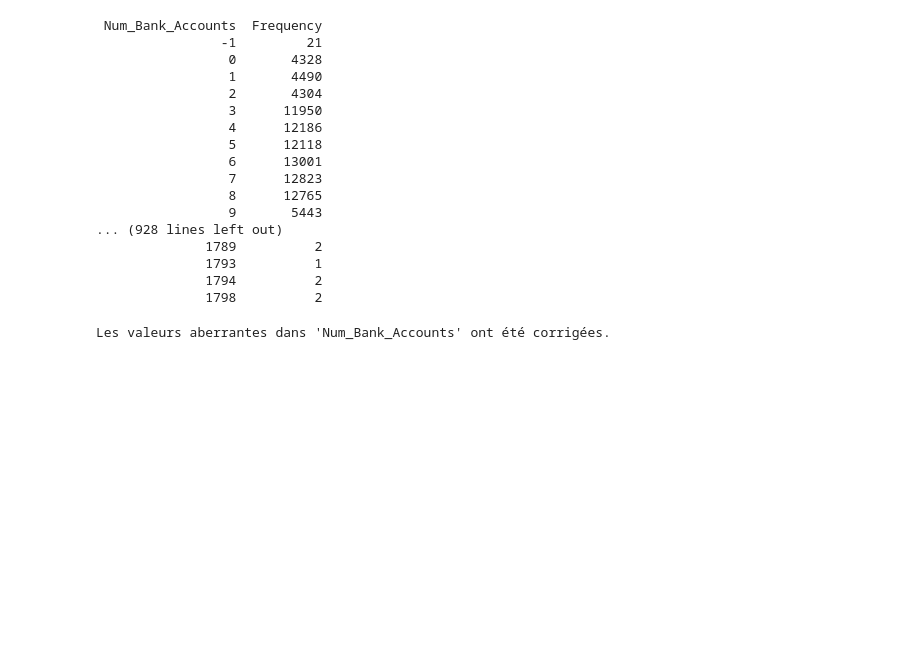
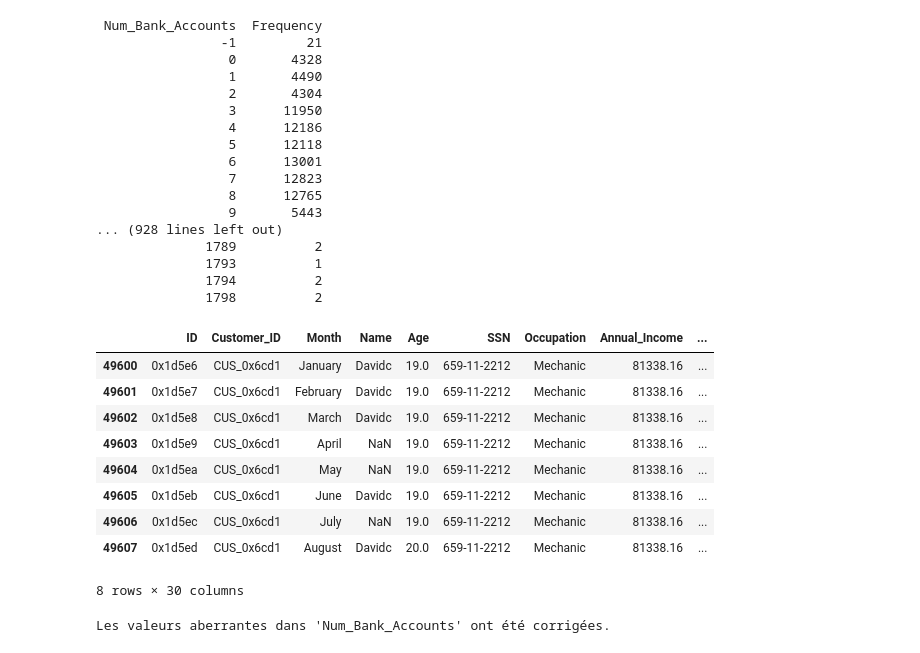
Before and after one commit to mohammedaabouche/ML, a Jupyter notebook: project2.ipynb, the cells around one changed output. Drawn from its saved outputs; the diff is of its cells as text; code cells hidden in the pictures; blank space fills up the shorter version.

```diff
--- a/project2.ipynb
+++ b/project2.ipynb
@@ -433,6 +413,20 @@ print(value_counts_df.to_string(index=False))
               1793          1
               1794          2
               1798          2
+# %%
+dataset[(dataset['Num_Bank_Accounts'] == 11)]
+dataset[(dataset['Customer_ID'] == "CUS_0x6cd1")]
+# %% [output]
+|  | ID | Customer_ID | Month | Name | Age | SSN | Occupation | Annual_Income | ... |
+| 49600 | 0x1d5e6 | CUS_0x6cd1 | January | Davidc | 19.0 | 659-11-2212 | Mechanic | 81338.16 | ... |
+| 49601 | 0x1d5e7 | CUS_0x6cd1 | February | Davidc | 19.0 | 659-11-2212 | Mechanic | 81338.16 | ... |
+| 49602 | 0x1d5e8 | CUS_0x6cd1 | March | Davidc | 19.0 | 659-11-2212 | Mechanic | 81338.16 | ... |
+| 49603 | 0x1d5e9 | CUS_0x6cd1 | April | NaN | 19.0 | 659-11-2212 | Mechanic | 81338.16 | ... |
+| 49604 | 0x1d5ea | CUS_0x6cd1 | May | NaN | 19.0 | 659-11-2212 | Mechanic | 81338.16 | ... |
+| 49605 | 0x1d5eb | CUS_0x6cd1 | June | Davidc | 19.0 | 659-11-2212 | Mechanic | 81338.16 | ... |
+| 49606 | 0x1d5ec | CUS_0x6cd1 | July | NaN | 19.0 | 659-11-2212 | Mechanic | 81338.16 | ... |
+| 49607 | 0x1d5ed | CUS_0x6cd1 | August | Davidc | 20.0 | 659-11-2212 | Mechanic | 81338.16 | ... |
+8 rows × 30 columns
 # %%
 # Réinitialiser l'index pour éviter les conflits
 dataset = dataset.reset_index(drop=True)
```
Also changed, not shown: parts of 6 cells of this notebook.
